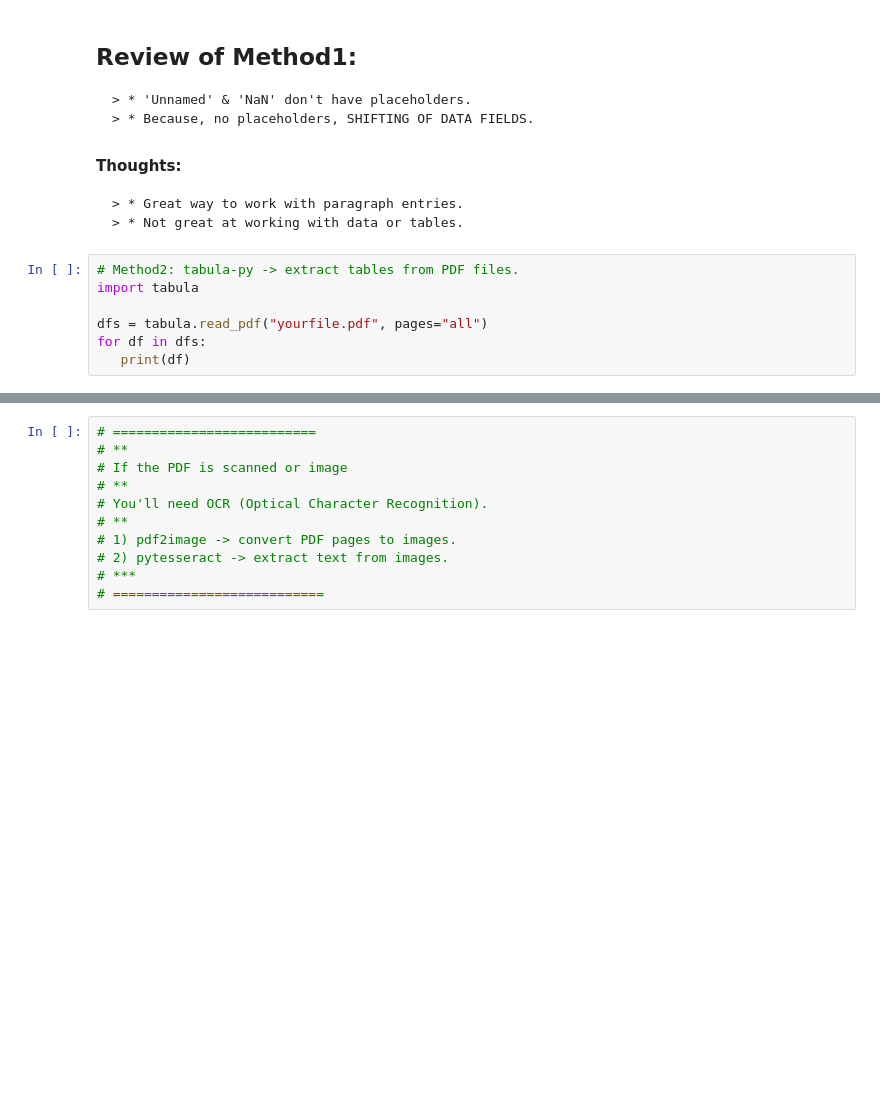
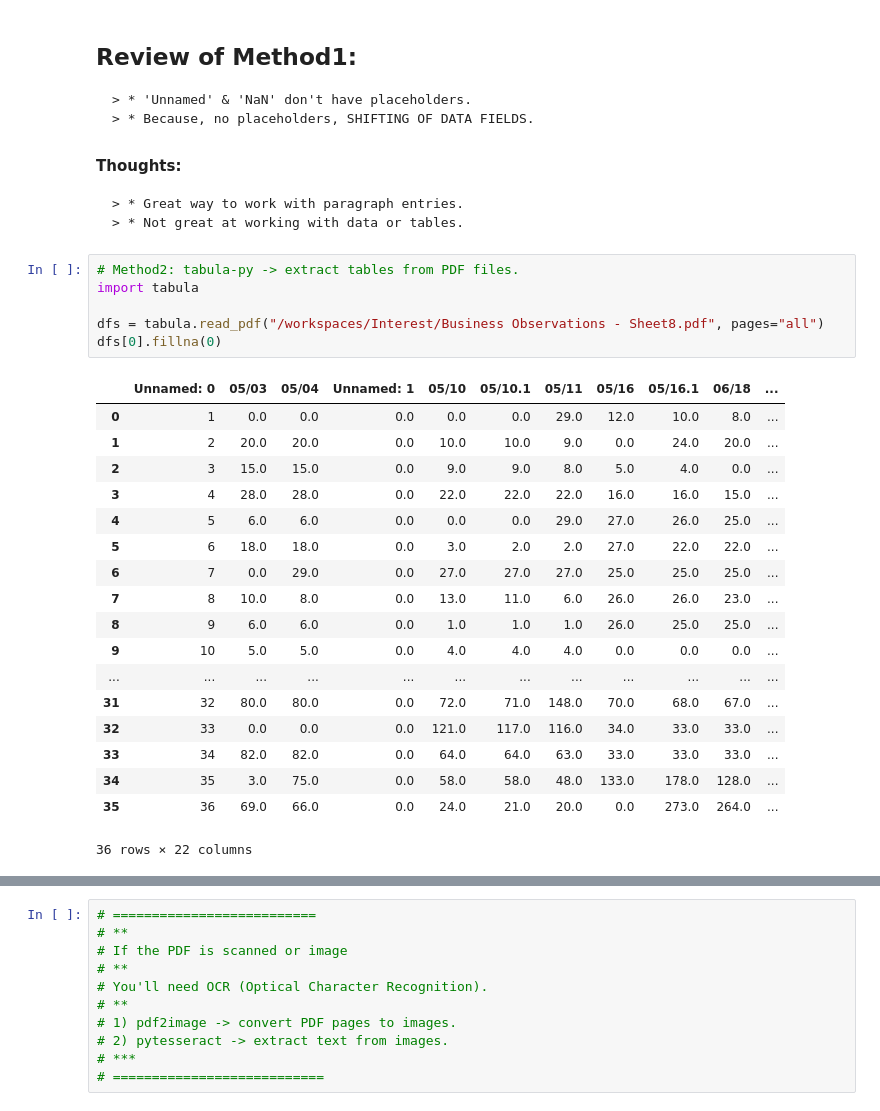
Before and after one commit to Begginning5/Interest, a Jupyter notebook: PDF->Data.ipynb, the cells around one changed output, grey strips where cells are left out. Drawn from its saved outputs; the diff is of its cells as text; blank space fills up the shorter version.

Commit message:
Successfully used Method2: tabula-py.

```diff
--- a/PDF->Data.ipynb
+++ b/PDF->Data.ipynb
@@ -49,7 +49,25 @@ Index(['05/03', '05/04', '05/10', '05/10', '05/11', '05/16', '05/16', '06/18',
 # %%
 # Method2: tabula-py -> extract tables from PDF files.
 import tabula
 
-dfs = tabula.read_pdf("yourfile.pdf", pages="all")
-for df in dfs:
-   print(df)
+dfs = tabula.read_pdf("/workspaces/Interest/Business Observations - Sheet8.pdf", pages="all")
+dfs[0].fillna(0)
+# %% [output]
+|  | Unnamed: 0 | 05/03 | 05/04 | Unnamed: 1 | 05/10 | 05/10.1 | 05/11 | 05/16 | 05/16.1 | 06/18 | ... |
+| 0 | 1 | 0.0 | 0.0 | 0.0 | 0.0 | 0.0 | 29.0 | 12.0 | 10.0 | 8.0 | ... |
+| 1 | 2 | 20.0 | 20.0 | 0.0 | 10.0 | 10.0 | 9.0 | 0.0 | 24.0 | 20.0 | ... |
+| 2 | 3 | 15.0 | 15.0 | 0.0 | 9.0 | 9.0 | 8.0 | 5.0 | 4.0 | 0.0 | ... |
+| 3 | 4 | 28.0 | 28.0 | 0.0 | 22.0 | 22.0 | 22.0 | 16.0 | 16.0 | 15.0 | ... |
+| 4 | 5 | 6.0 | 6.0 | 0.0 | 0.0 | 0.0 | 29.0 | 27.0 | 26.0 | 25.0 | ... |
+| 5 | 6 | 18.0 | 18.0 | 0.0 | 3.0 | 2.0 | 2.0 | 27.0 | 22.0 | 22.0 | ... |
+| 6 | 7 | 0.0 | 29.0 | 0.0 | 27.0 | 27.0 | 27.0 | 25.0 | 25.0 | 25.0 | ... |
+| 7 | 8 | 10.0 | 8.0 | 0.0 | 13.0 | 11.0 | 6.0 | 26.0 | 26.0 | 23.0 | ... |
+| 8 | 9 | 6.0 | 6.0 | 0.0 | 1.0 | 1.0 | 1.0 | 26.0 | 25.0 | 25.0 | ... |
+| 9 | 10 | 5.0 | 5.0 | 0.0 | 4.0 | 4.0 | 4.0 | 0.0 | 0.0 | 0.0 | ... |
+| ... | ... | ... | ... | ... | ... | ... | ... | ... | ... | ... | ... |
+| 31 | 32 | 80.0 | 80.0 | 0.0 | 72.0 | 71.0 | 148.0 | 70.0 | 68.0 | 67.0 | ... |
+| 32 | 33 | 0.0 | 0.0 | 0.0 | 121.0 | 117.0 | 116.0 | 34.0 | 33.0 | 33.0 | ... |
+| 33 | 34 | 82.0 | 82.0 | 0.0 | 64.0 | 64.0 | 63.0 | 33.0 | 33.0 | 33.0 | ... |
+| 34 | 35 | 3.0 | 75.0 | 0.0 | 58.0 | 58.0 | 48.0 | 133.0 | 178.0 | 128.0 | ... |
+| 35 | 36 | 69.0 | 66.0 | 0.0 | 24.0 | 21.0 | 20.0 | 0.0 | 273.0 | 264.0 | ... |
+36 rows × 22 columns
```
Also changed, not shown: parts of 2 cells of this notebook.
